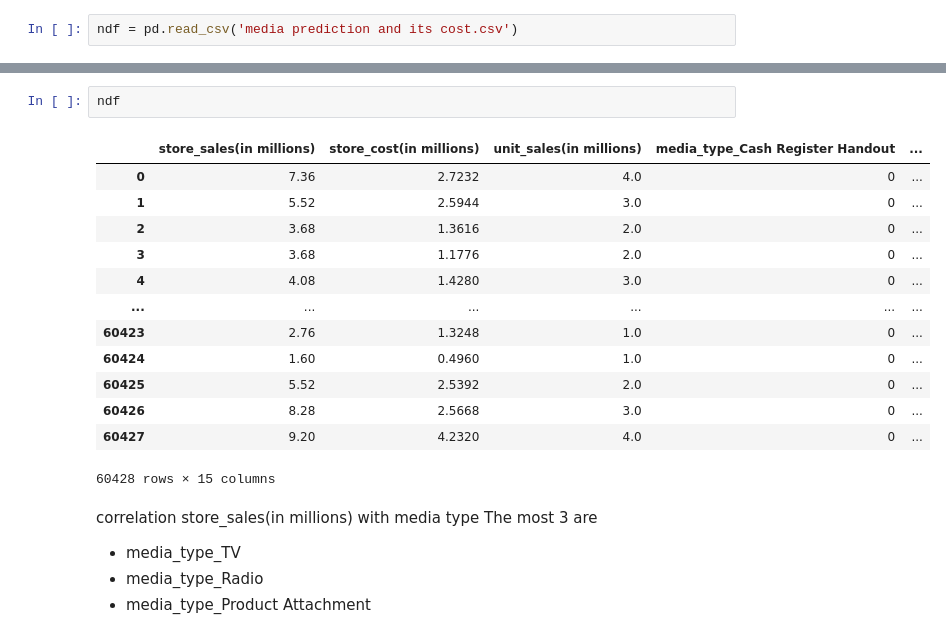
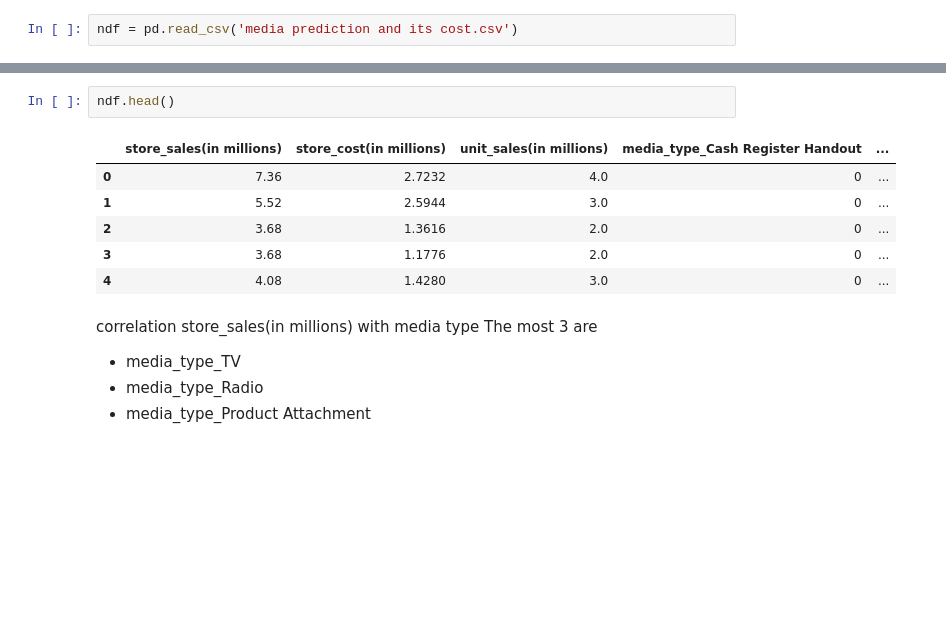
Before and after one commit to NineNatthanarong/analysis-of-product-sales, a Jupyter notebook: prediction.ipynb, the cells around one changed output, grey strips where cells are left out. Cells and saved outputs as stored; diff of their text form; blank space fills up the shorter version.

```diff
--- a/prediction.ipynb
+++ b/prediction.ipynb
@@ -140,19 +185,12 @@ ndfcorr = ndf.corr()
 # %%
-ndf
+ndf.head()
 # %% [output]
 |  | store_sales(in millions) | store_cost(in millions) | unit_sales(in millions) | media_type_Cash Register Handout | ... |
 | 0 | 7.36 | 2.7232 | 4.0 | 0 | ... |
 | 1 | 5.52 | 2.5944 | 3.0 | 0 | ... |
 | 2 | 3.68 | 1.3616 | 2.0 | 0 | ... |
 | 3 | 3.68 | 1.1776 | 2.0 | 0 | ... |
 | 4 | 4.08 | 1.4280 | 3.0 | 0 | ... |
-| ... | ... | ... | ... | ... | ... |
-| 60423 | 2.76 | 1.3248 | 1.0 | 0 | ... |
-| 60424 | 1.60 | 0.4960 | 1.0 | 0 | ... |
-| 60425 | 5.52 | 2.5392 | 2.0 | 0 | ... |
-| 60426 | 8.28 | 2.5668 | 3.0 | 0 | ... |
-| 60427 | 9.20 | 4.2320 | 4.0 | 0 | ... |
-60428 rows × 15 columns
 # %% [markdown]
 correlation store_sales(in millions) with media type The most 3 are
 - media_type_TV
```
Also changed, not shown: parts of 49 cells of this notebook, 1 other file.
